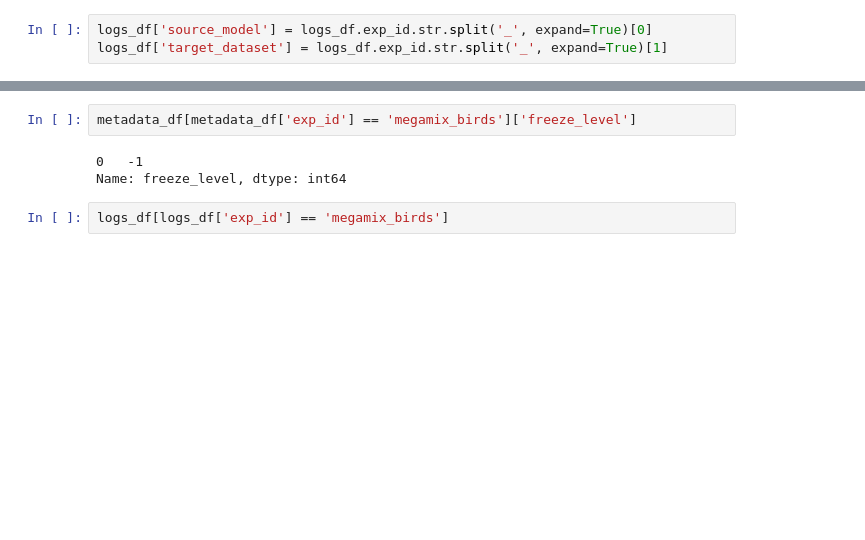
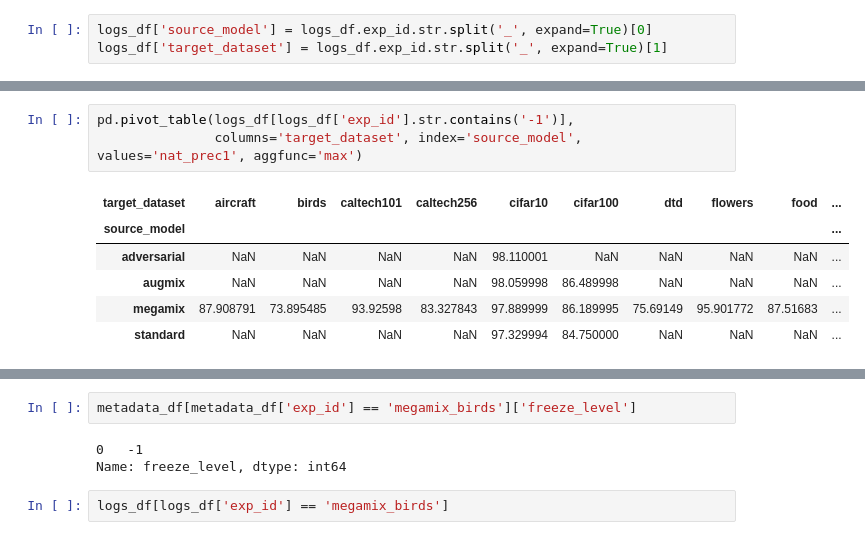
Before and after one commit to erichson/NoisyMix, a Jupyter notebook: transfer_learning/results.ipynb, the cells around one changed output, grey strips where cells are left out. Cells and saved outputs as stored; diff of their text form; blank space fills up the shorter version.

```diff
--- a/transfer_learning/results.ipynb
+++ b/transfer_learning/results.ipynb
@@ -40,0 +31,10 @@ logs_df
+# %%
+pd.pivot_table(logs_df[logs_df['exp_id'].str.contains('-1')],
+               columns='target_dataset', index='source_model', values='nat_prec1', aggfunc='max')
+# %% [output]
+| target_dataset | aircraft | birds | caltech101 | caltech256 | cifar10 | cifar100 | dtd | flowers | food | ... |
+| source_model |  |  |  |  |  |  |  |  |  | ... |
+| adversarial | NaN | NaN | NaN | NaN | 98.110001 | NaN | NaN | NaN | NaN | ... |
+| augmix | NaN | NaN | NaN | NaN | 98.059998 | 86.489998 | NaN | NaN | NaN | ... |
+| megamix | 87.908791 | 73.895485 | 93.92598 | 83.327843 | 97.889999 | 86.189995 | 75.69149 | 95.901772 | 87.51683 | ... |
+| standard | NaN | NaN | NaN | NaN | 97.329994 | 84.750000 | NaN | NaN | NaN | ... |
```
Also changed, not shown: parts of 6 cells of this notebook, 3 other files.
